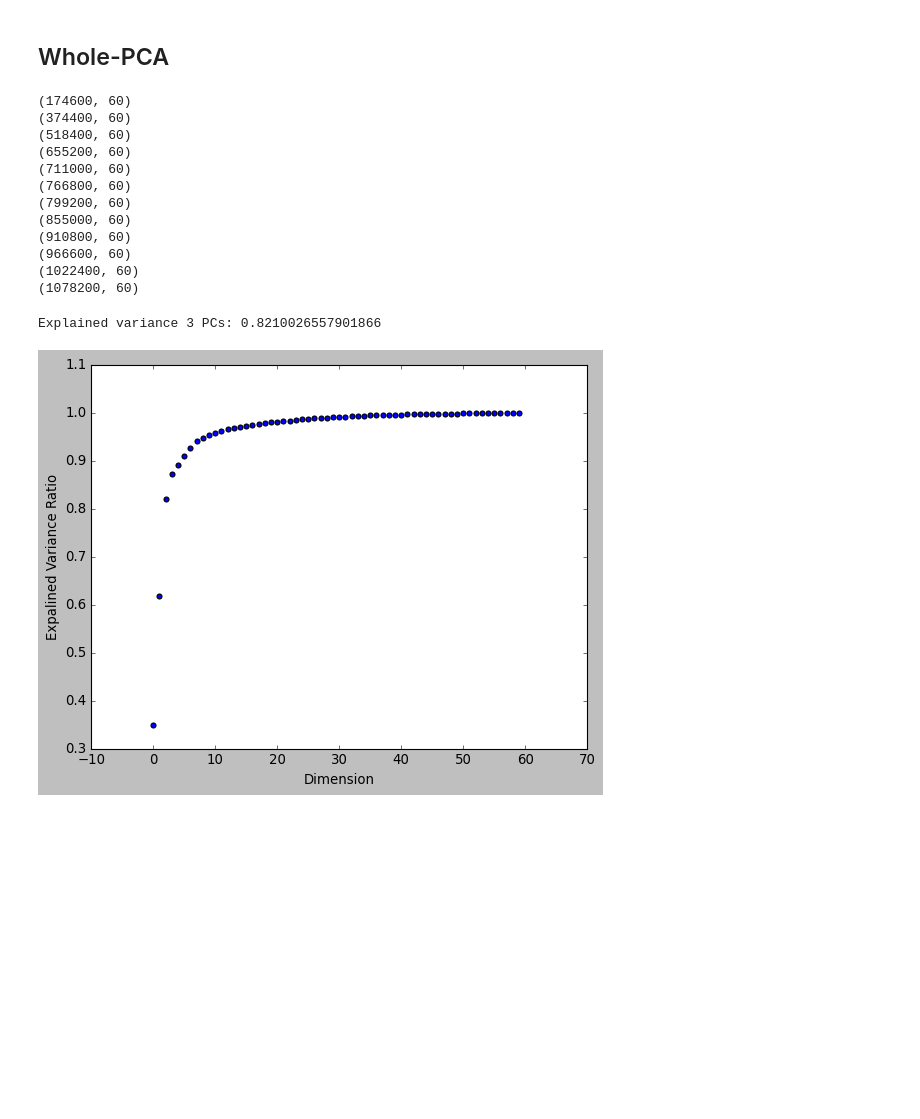
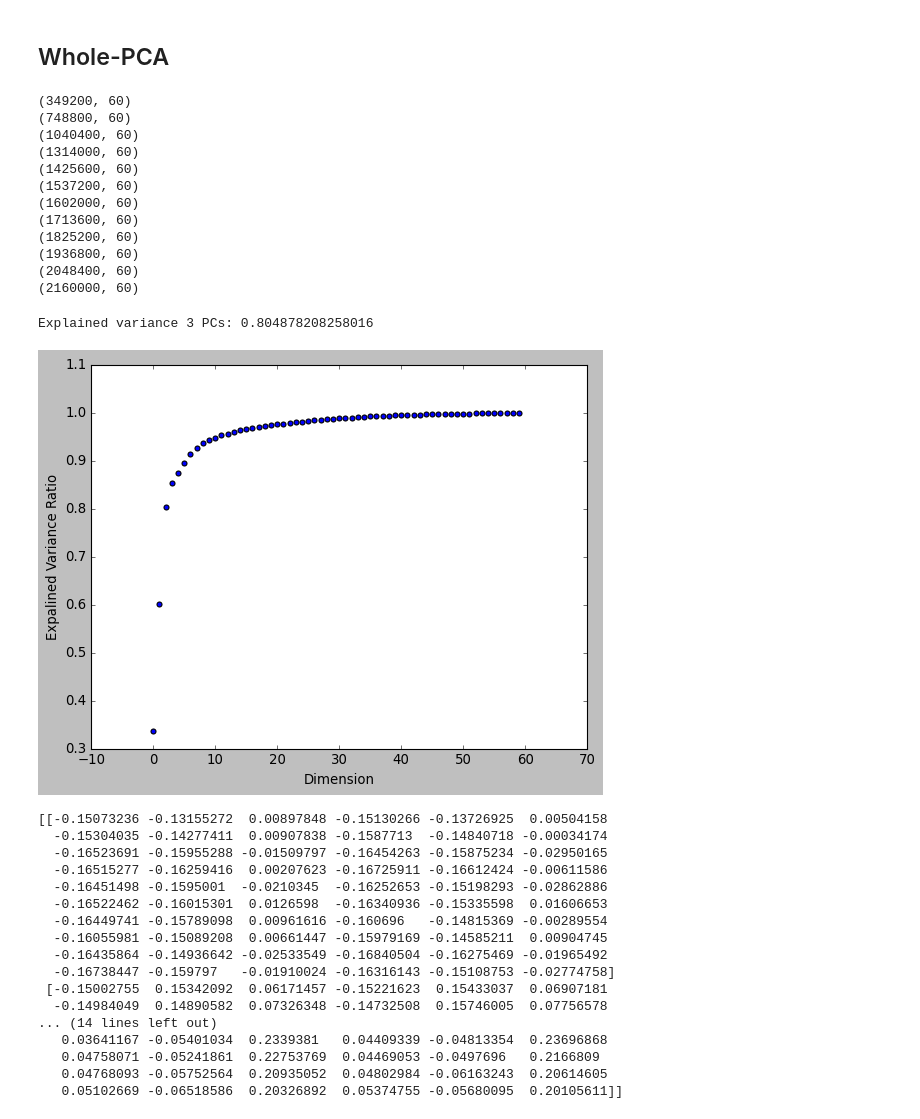
Before and after one commit to laporastrelli/Final_Year_Project, a Jupyter notebook: dimensionality_reduction_analysis/Whole_Dimensionality_Reduction.ipynb, the cells around one changed output. Saved outputs shown, nothing was run; the diff lists cells and outputs as text; code cells hidden in the pictures; blank space fills up the shorter version.

```diff
--- a/dimensionality_reduction_analysis/Whole_Dimensionality_Reduction.ipynb
+++ b/dimensionality_reduction_analysis/Whole_Dimensionality_Reduction.ipynb
@@ -74,7 +74,7 @@ for n, traj_n in enumerate(trajectories):
             if time_bin != 'behavs':
                 trajectory = loadmat(path_n + time_bin)
                 trajectory = trajectory['trajectory']
-                idx = np.round(np.arange(0, trajectory.shape[0], sampling_factor)).astype(int)
+                idx = np.round(np.arange(0, trajectory.shape[0], sub_sampling)).astype(int)
                 trajectory = trajectory[idx]
                 idx_2 = i*trajectory.shape[0]
                 all_trajectories[idx_2:idx_2+trajectory.shape[0], 0:trajectory.shape[1]] = trajectory
@@ -130,7 +125,7 @@ np.save(path_out + name_out, pca.components_)
 # %% [markdown]
 ## Whole-PCA
 # %%
-sub_sampling = 60
+sub_sampling = 30
 modes = ['normal', 'drug']
 root_dir = '/rds/general/user/lr4617/home/4th_Year_Project/CAPTURE_rat_multidimensional/raw_data/'
 # load entire high-dimensional trajectories
@@ -183,32 +178,53 @@ for mode in modes:
 
             print(rats.shape)
 # %% [output]
-(174600, 60)
-(374400, 60)
-(518400, 60)
-(655200, 60)
-(711000, 60)
-(766800, 60)
-(799200, 60)
-(855000, 60)
-(910800, 60)
-(966600, 60)
-(1022400, 60)
-(1078200, 60)
+(349200, 60)
+(748800, 60)
+(1040400, 60)
+(1314000, 60)
+(1425600, 60)
+(1537200, 60)
+(1602000, 60)
+(1713600, 60)
+(1825200, 60)
+(1936800, 60)
+(2048400, 60)
+(2160000, 60)
 # %%
 pca = PCA()
 pca.fit(rats)
 
 print('Explained variance 3 PCs:', sum(pca.explained_variance_ratio_[0:3]))
 
 explained_var_plot = [np.sum(pca.explained_variance_ratio_[0:i+1]) for i in range(len(pca.explained_variance_ratio_))]
 plt.scatter(np.arange(rats.shape[1]), explained_var_plot)
 plt.ylabel('Expalined Variance Ratio')
 plt.xlabel('Dimension')
 plt.show()
+
+pca = PCA(n_components=3)
+reduced_traj = pca.fit_transform(rats)
+print(pca.components_)
 # %% [output]
-Explained variance 3 PCs: 0.8210026557901866
+Explained variance 3 PCs: 0.804878208258016
-[figure, old version]
+[figure, new version]
+[[-0.15073236 -0.13155272  0.00897848 -0.15130266 -0.13726925  0.00504158
+  -0.15304035 -0.14277411  0.00907838 -0.1587713  -0.14840718 -0.00034174
+  -0.16523691 -0.15955288 -0.01509797 -0.16454263 -0.15875234 -0.02950165
+  -0.16515277 -0.16259416  0.00207623 -0.16725911 -0.16612424 -0.00611586
+  -0.16451498 -0.1595001  -0.0210345  -0.16252653 -0.15198293 -0.02862886
+  -0.16522462 -0.16015301  0.0126598  -0.16340936 -0.15335598  0.01606653
+  -0.16449741 -0.15789098  0.00961616 -0.160696   -0.14815369 -0.00289554
+  -0.16055981 -0.15089208  0.00661447 -0.15979169 -0.14585211  0.00904745
+  -0.16435864 -0.14936642 -0.02533549 -0.16840504 -0.16275469 -0.01965492
+  -0.16738447 -0.159797   -0.01910024 -0.16316143 -0.15108753 -0.02774758]
+ [-0.15002755  0.15342092  0.06171457 -0.15221623  0.15433037  0.06907181
+  -0.14984049  0.14890582  0.07326348 -0.14732508  0.15746005  0.07756578
+... (14 lines left out)
+   0.03641167 -0.05401034  0.2339381   0.04409339 -0.04813354  0.23696868
+   0.04758071 -0.05241861  0.22753769  0.04469053 -0.0497696   0.2166809
+   0.04768093 -0.05752564  0.20935052  0.04802984 -0.06163243  0.20614605
+   0.05102669 -0.06518586  0.20326892  0.05374755 -0.05680095  0.20105611]]
 # %%
 # reduce data according to explained variance values using linear PCA
 pca = PCA(n_components=3)
```
Also changed, not shown: parts of 3 cells of this notebook, 13 other files.
